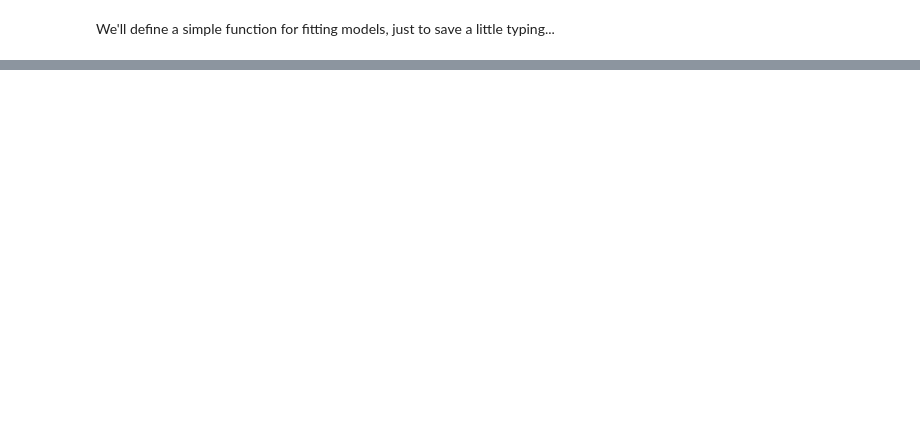
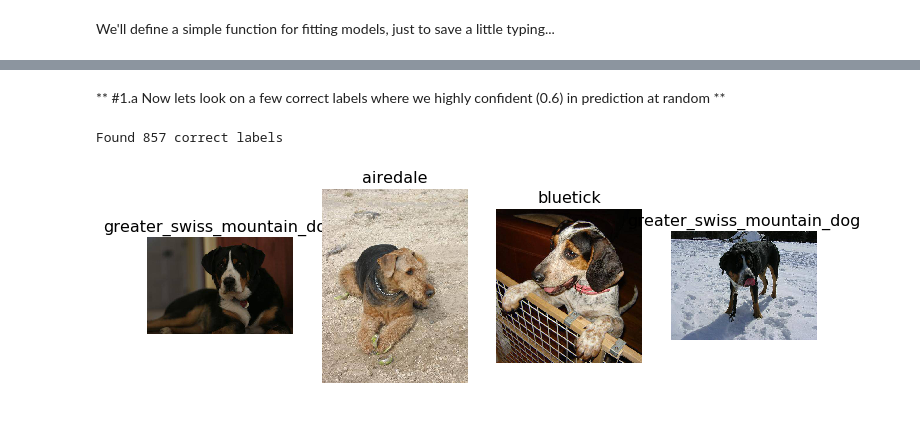
Before and after one commit to Denyskach/ml-models, a Jupyter notebook: kaggle/dog-breed-identification/notebook.ipynb, the cells around one changed output, grey strips where cells are left out. Saved outputs shown, nothing was run; the diff lists cells and outputs as text; code cells hidden in the pictures; blank space fills up the shorter version.

```diff
--- a/kaggle/dog-breed-identification/notebook.ipynb
+++ b/kaggle/dog-breed-identification/notebook.ipynb
@@ -245,3 +328,0 @@ probs = model.predict_generator(val_batches, steps=val_batches.n / batch_size)
-# %%
-def plots_idx(idx, titles=None):
-    plots([image.load_img(path + 'valid/' + filenames[i]) for i in idx], titles=titles)
@@ -260,0 +373,33 @@ array([ 0.,  0.,  0.,  0.,  0.,  0.,  0.,  0.,  0.,  0.,  0.,  0.,  0.,
+# %%
+from keras.preprocessing import image
+
+def plots_idx(idx, image_path=valid_path, filenames=val_filenames, titles=None):
+    plots([image.load_img(image_path + filenames[i]) for i in idx], titles=titles)
+
+def plots(ims, figsize=(12,6), rows=1, interp=False, titles=None):
+    f = plt.figure(figsize=figsize)
+    cols = len(ims)//rows if len(ims) % 2 == 0 else len(ims)//rows + 1
+    for i in range(len(ims)):
+        sp = f.add_subplot(rows, cols, i+1)
+        sp.axis('Off')
+        if titles is not None:
+            sp.set_title(titles[i], fontsize=16)
+        plt.imshow(ims[i], interpolation=None if interp else 'none')
+
+#Number of images to view for each visualization task
+n_view = 4
+# %% [markdown]
+** #1.a Now lets look on a few correct labels where we highly confident (0.6) in prediction at random **
+# %%
+true_values_index = np.argmax(val_labels, axis=1)
+predicted_values_index = np.argmax(raw_valid_probs, axis=1)
+
+highly_confident = (np.max(raw_valid_probs, axis=1) > 0.6)
+
+correct = np.where(highly_confident & (true_values_index==predicted_values_index))[0]
+print "Found %d correct labels" % len(correct)
+idx = np.random.permutation(correct)[:n_view]
+plots_idx(idx, titles=[breed_from_path(val_filenames[index]) for index in idx])
+# %% [output]
+Found 857 correct labels
+[figure, added]
```
Also changed, not shown: parts of 75 cells of this notebook, 6 other files.
